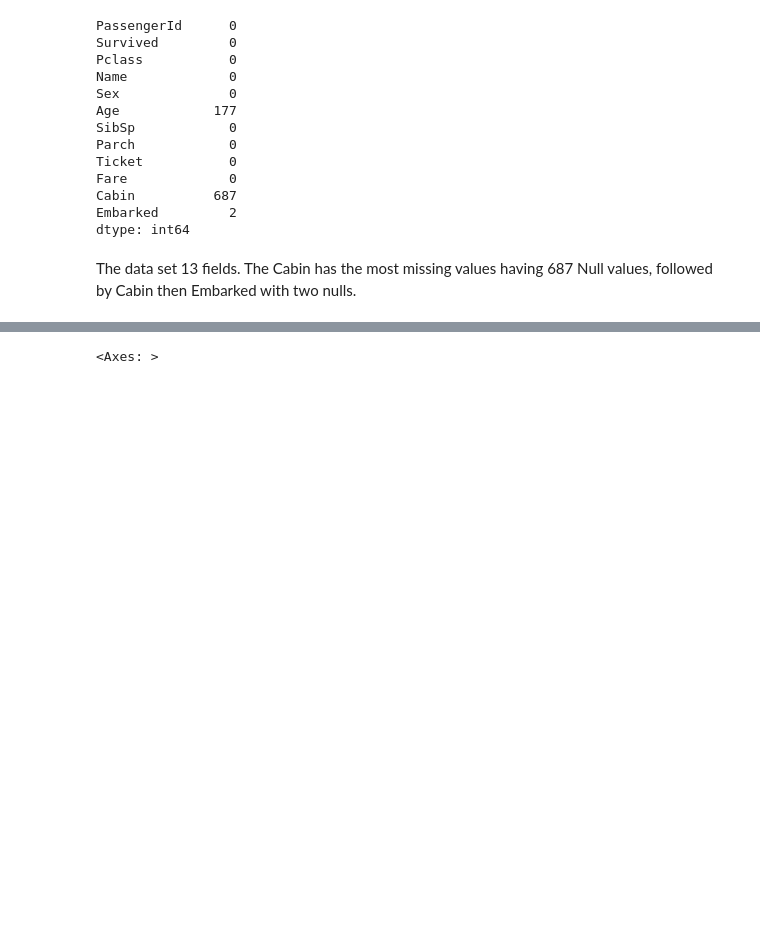
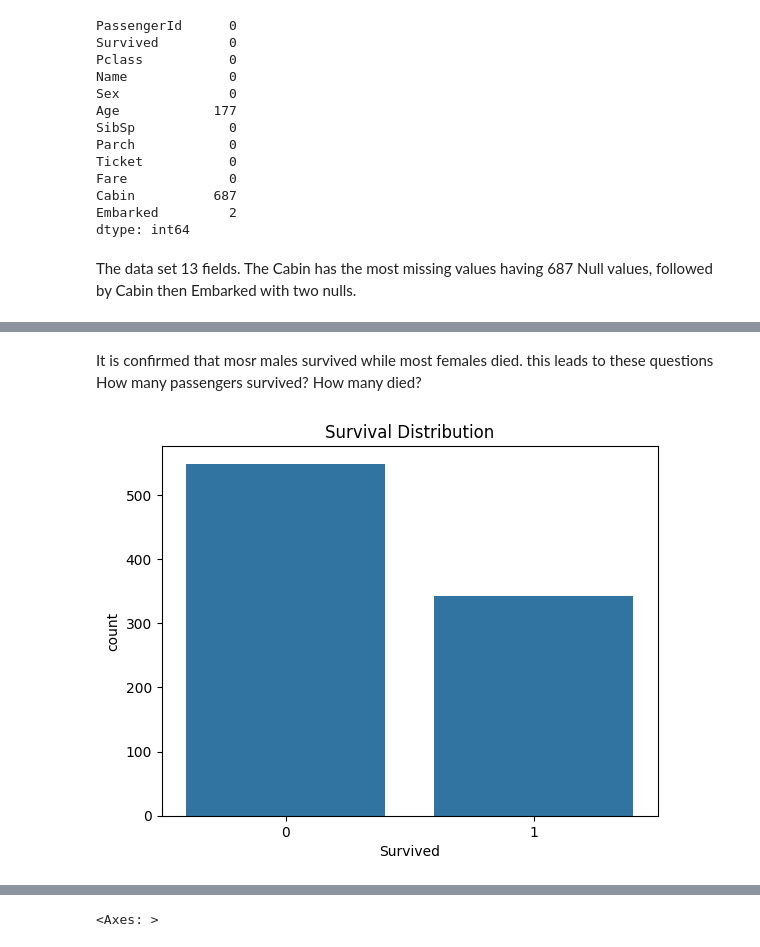
Before and after one commit to cess-dev/Titanic_Survival, a Jupyter notebook: notebooks/Titanic_Feature_Engineering.ipynb, the cells around one changed output, grey strips where cells are left out. Cells and saved outputs as stored; diff of their text form; code cells hidden in the pictures; blank space fills up the shorter version.

```diff
--- a/notebooks/Titanic_Feature_Engineering.ipynb
+++ b/notebooks/Titanic_Feature_Engineering.ipynb
@@ -140,0 +276,10 @@ plt.show()
+# %% [markdown]
+It is confirmed that mosr males survived while most females died. this leads to these questions
+How many passengers survived?
+How many died?
+# %%
+sns.countplot(x="Survived", data=df)
+plt.title("Survival Distribution")
+plt.show()
+# %% [output]
+[figure, added]
```
Also changed, not shown: parts of 52 cells of this notebook.
